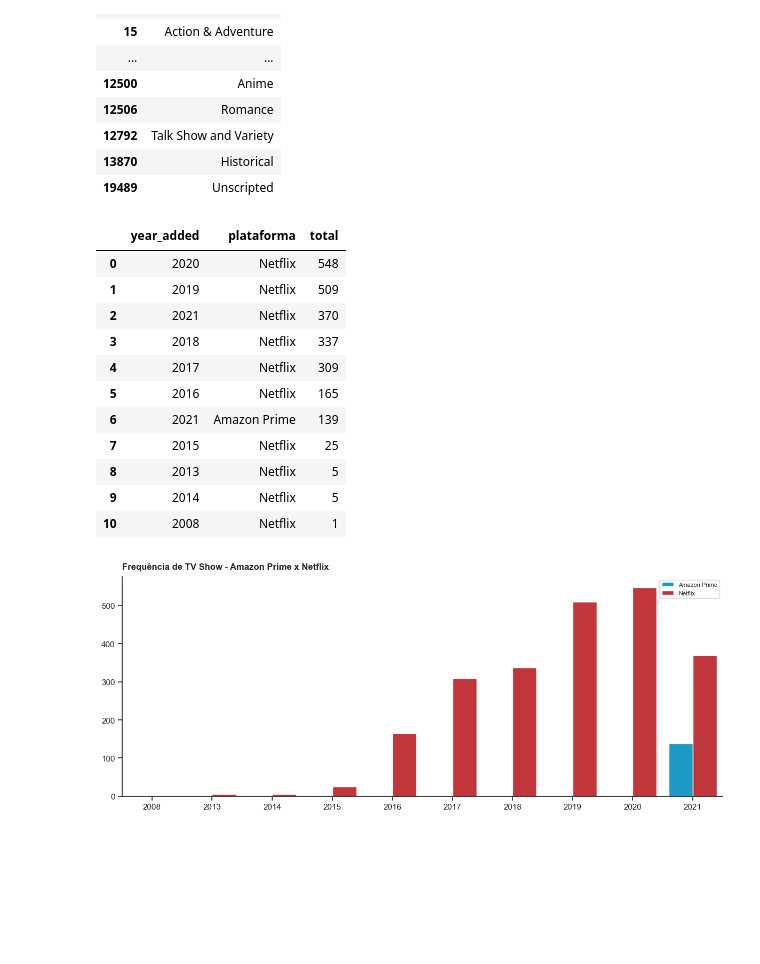
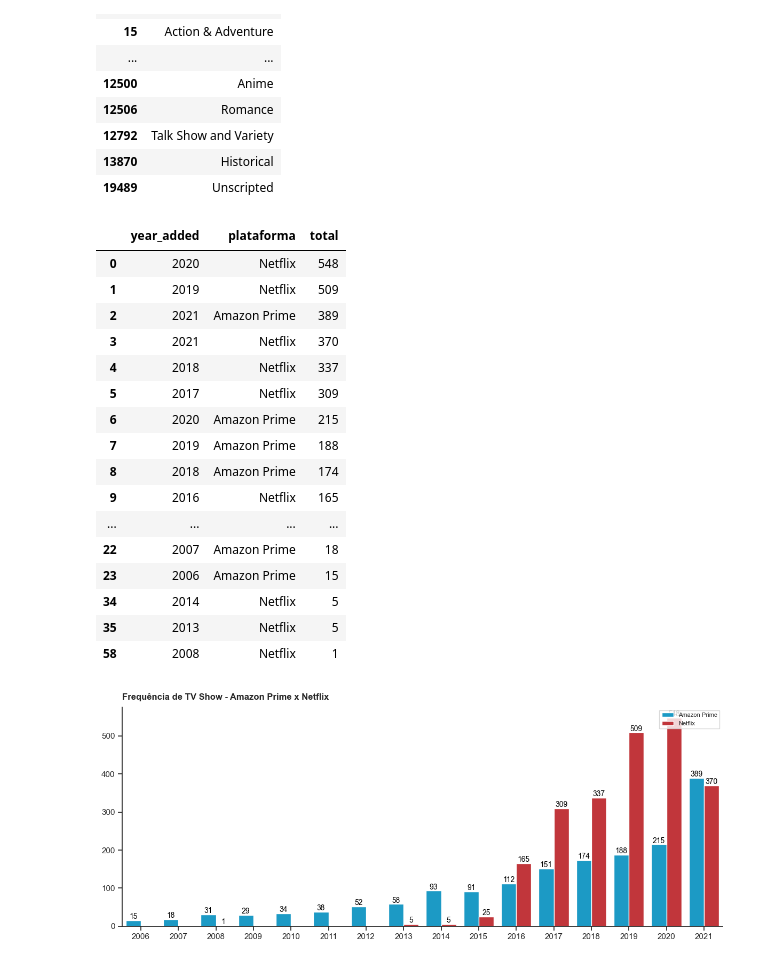
Before and after one commit to maisonhenrique/DataChallenge, a Jupyter notebook: AnaliseExploratoria.ipynb, the cells around one changed output. Drawn from its saved outputs; the diff is of its cells as text; code cells hidden in the pictures; blank space fills up the shorter version.

```diff
--- a/AnaliseExploratoria.ipynb
+++ b/AnaliseExploratoria.ipynb
@@ -46,7 +45,7 @@ df_netflix['director'].replace(np.nan, 'No Data',inplace  = True)
 df_netflix.dropna(inplace=True)
 
 # Drop Duplicates
-df_netflix.drop_duplicates(inplace= True)
+df_netflix = df_netflix.drop_duplicates(["title"])
 df_netflix
 # %% [output]
 |  | show_id | type | title | director | cast | country | date_added | release_year | rating | duration | ... |
@@ -111,8 +118,8 @@ df_amazon['country'].replace(np.nan, 'No Data',inplace  = True)
 df_amazon['cast'].replace(np.nan, 'No Data',inplace  = True)
 df_amazon['director'].replace(np.nan, 'No Data',inplace  = True)
 
-# Drop Duplicates5
-df_amazon.drop_duplicates(inplace= True)
+# Drop Duplicates
+df_amazon = df_amazon.drop_duplicates(["title"])
 df_amazon
 # %% [output]
 |  | show_id | type | title | director | cast | country | date_added | release_year | rating | duration | ... |
@@ -199,0 +213,5 @@ EDA
+# %%
+# Preencher valores faltantes no ano de lançamento
+
+df['year_added'] = df['year_added'].fillna(df['release_year'])
+df
@@ -372,36 +410,54 @@ df_tvshow = df[df['type'] == 'TV Show'].groupby(['year_added', 'plataforma']).si
 df_tvshow.rename(columns = {0: 'total'}, inplace = True)
 df_tvshow['year_added'] = df_tvshow['year_added'].astype(int)
 df_tvshow
+
+filtered_df_tvshow = df_tvshow[df_tvshow.year_added >= 2006]
+filtered_df_tvshow
 # %% [output]
 |  | year_added | plataforma | total |
 | 0 | 2020 | Netflix | 548 |
 | 1 | 2019 | Netflix | 509 |
-| 2 | 2021 | Netflix | 370 |
-| 3 | 2018 | Netflix | 337 |
-| 4 | 2017 | Netflix | 309 |
-| 5 | 2016 | Netflix | 165 |
-| 6 | 2021 | Amazon Prime | 139 |
-| 7 | 2015 | Netflix | 25 |
-| 8 | 2013 | Netflix | 5 |
-| 9 | 2014 | Netflix | 5 |
-| 10 | 2008 | Netflix | 1 |
+| 2 | 2021 | Amazon Prime | 389 |
+| 3 | 2021 | Netflix | 370 |
+| 4 | 2018 | Netflix | 337 |
+| 5 | 2017 | Netflix | 309 |
+| 6 | 2020 | Amazon Prime | 215 |
+| 7 | 2019 | Amazon Prime | 188 |
+| 8 | 2018 | Amazon Prime | 174 |
+| 9 | 2016 | Netflix | 165 |
+| ... | ... | ... | ... |
+| 22 | 2007 | Amazon Prime | 18 |
+| 23 | 2006 | Amazon Prime | 15 |
+| 34 | 2014 | Netflix | 5 |
+| 35 | 2013 | Netflix | 5 |
+| 58 | 2008 | Netflix | 1 |
 # %%
+# Gáfico de frequência de "TV Show"
 fig, ax = plt.subplots(nrows=1, ncols=1, figsize=(12,5))
 
-sns.barplot(x=df_tvshow.year_added, y=df_tvshow.total, hue=df_tvshow['plataforma'], hue_order=['Amazon Prime', 'Netflix'])
+sns.barplot(x=filtered_df_tvshow.year_added, y=filtered_df_tvshow.total, hue=filtered_df_tvshow['plataforma'], hue_order=['Amazon Prime', 'Netflix'])
 plt.title('Frequência de TV Show - Amazon Prime x Netflix', fontsize=12, loc='left', pad=10)
 
 ax.legend(ncol=1, loc="upper right", frameon=True)
 
-custom_cycler = (cycler(color=['#00A8E1', '#D81F26']))
-ax.set_prop_cycle(custom_cycler)
+for i in ax.patches:
+    h = i.get_height()
+    ax.annotate('{:.0f}'.format(h),
+                  (i.get_x() + i.get_width()/2, h),
+                  ha='center',
+                  va='baseline',
+                  fontsize=10,
+                  color='black',
+                  xytext=(0, 2),
+                  textcoords='offset points')
+plt.tight_layout()
 
 plt.xlabel('')
 plt.ylabel('')
 plt.tight_layout()
 plt.show()
 # %% [output]
-[figure, old version]
+[figure, new version]
 # %%
 # 7- A frequência de "Movies" de todos os dados e comparativamente em relação as duas plataformas
 df_movies = df[df['type'] == 'Movie'].groupby(['year_added', 'plataforma']).size().sort_values(ascending=False).reset_index()
```
Also changed, not shown: parts of 11 cells of this notebook.
